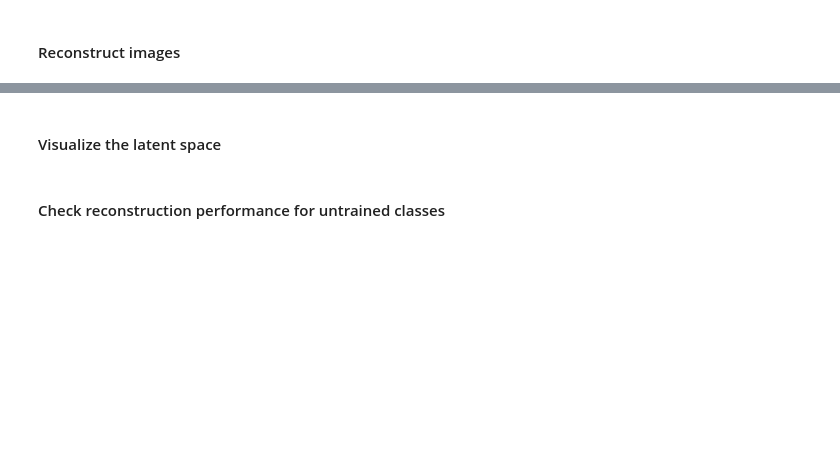
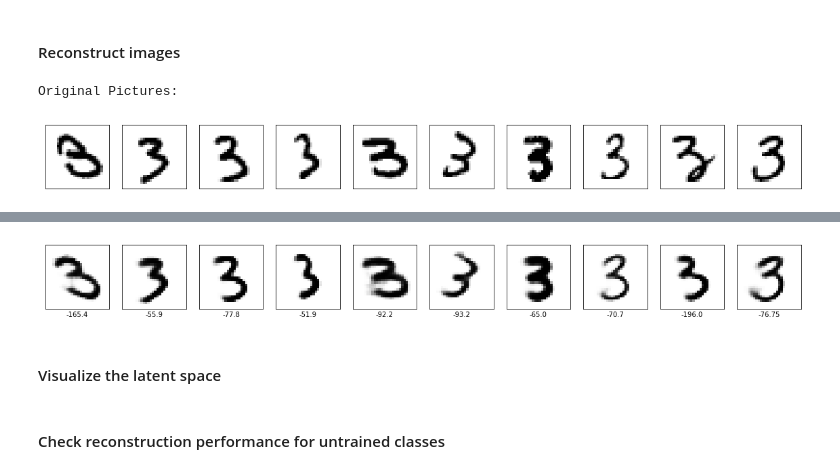
Before and after one commit to lorenzosintini/4YP, a Jupyter notebook: CVAE_MNIST_Numbers.ipynb, the cells around one changed output, grey strips where cells are left out. Cells and saved outputs as stored; diff of their text form; code cells hidden in the pictures; blank space fills up the shorter version.

```diff
--- a/CVAE_MNIST_Numbers.ipynb
+++ b/CVAE_MNIST_Numbers.ipynb
@@ -246,25 +239,30 @@ plt.plot(test_ELBO)
 # %% [markdown]
 #### Reconstruct images
 # %%
-def reconstruct_images(images, images_to_reconstruct):
-    images_to_pick = len(images)
-    y = images
-    x = images_to_reconstruct
-    loss = np.empty([images_to_pick])
+def reconstruct_images(model, images):
+    images_n = len(images)
+    x = images/input_range
+    x[x >= 0.5] = 1.0
+    x[x < 0.5] = 0.0
+    x = x.reshape(images_n, image_shape[0], image_shape[1], N_image_channels).astype('float32')
 
     z_mean, z_logvar = model.encode(x)
     z = model.reparameterize(z_mean, z_logvar)
     pixel_output = model.decode(z)
     pixel_prob = tf.math.sigmoid(pixel_output)
     pixel_prob = np.squeeze(pixel_prob, axis=3)
 
-    for i in range(images_to_pick):
+    loss = np.empty([images_n])
+    for i in range(images_n):
         loss[i] = calculate_ELBO(model,x[i:i+1])
+    loss = loss.astype('float16')
 
-    loss = loss.astype('float16')
     print('Original Pictures:')
-    plot_images(y, _, figures_to_plot=[0,images_to_pick], include_labels=False)
+    plot_images(images, _, figures_to_plot=[0,images_n], include_labels=False)
     print('Reconstructed Pictures, with ELBO loss:')
-    plot_images(pixel_prob, -loss, figures_to_plot=[0,images_to_pick], include_labels=True)
+    plot_images(pixel_prob, -loss, figures_to_plot=[0,images_n], include_labels=True)
 
-reconstruct_images(x_test[0:10],test_images[0:10])
+reconstruct_images(model_3, x_test_3[0:10])
+# %% [output]
+Original Pictures:
+[figure, added]
@@ -271,3 +270,4 @@ reconstruct_images(x_test[0:10],test_images[0:10])
+[figure, added]
 # %% [markdown]
 #### Visualize the latent space
 # %%
```
Also changed, not shown: parts of 22 cells of this notebook.
